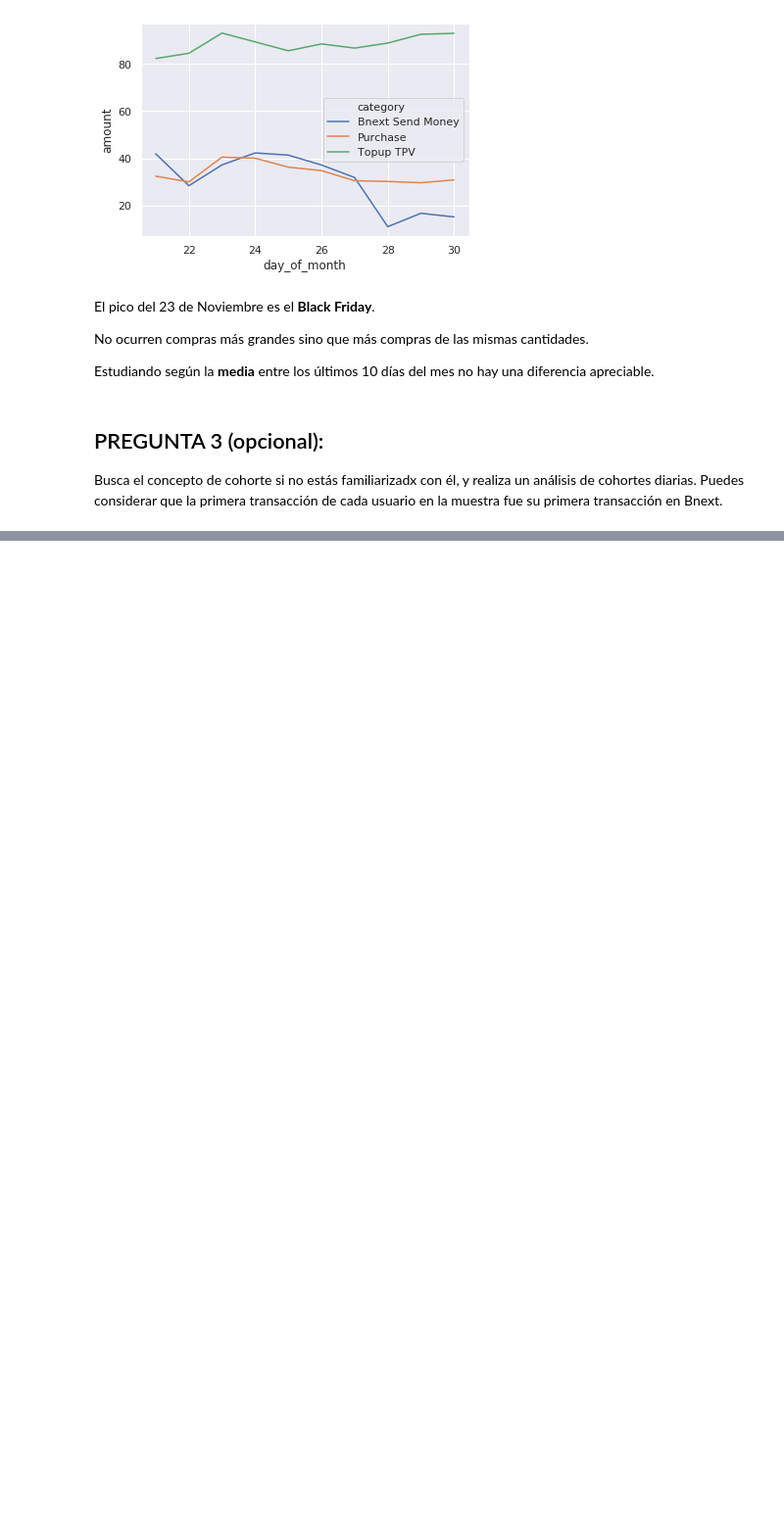
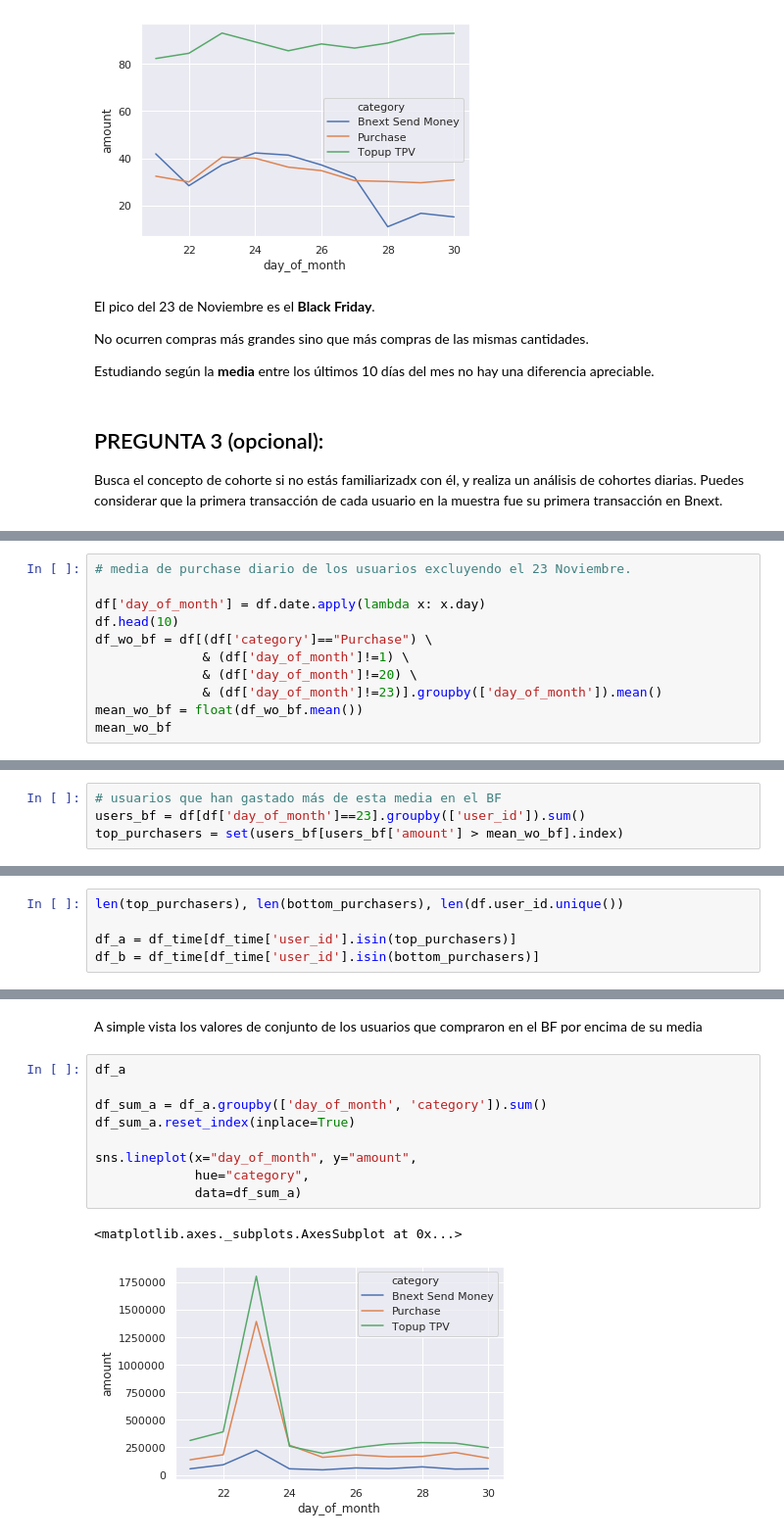
Before and after one commit to albertogcmr/fintech-technical-test, a Jupyter notebook: main.ipynb, the cells around one changed output, grey strips where cells are left out. Shown: that part at 98% size. Drawn from its saved outputs; the diff is of its cells as text; blank space fills up the shorter version.

```diff
--- a/main.ipynb
+++ b/main.ipynb
@@ -295,0 +263,11 @@ df[df['user_id'].isin(usuarios_bf)]
+# %%
+# media de purchase diario de los usuarios excluyendo el 23 Noviembre.
+
+df['day_of_month'] = df.date.apply(lambda x: x.day)
+df.head(10)
+df_wo_bf = df[(df['category']=="Purchase") \
+              & (df['day_of_month']!=1) \
+              & (df['day_of_month']!=20) \
+              & (df['day_of_month']!=23)].groupby(['day_of_month']).mean()
+mean_wo_bf = float(df_wo_bf.mean())
+mean_wo_bf
@@ -295,0 +276,4 @@ df[df['user_id'].isin(usuarios_bf)]
+# %%
+# usuarios que han gastado más de esta media en el BF
+users_bf = df[df['day_of_month']==23].groupby(['user_id']).sum()
+top_purchasers = set(users_bf[users_bf['amount'] > mean_wo_bf].index)
@@ -295,0 +283,5 @@ df[df['user_id'].isin(usuarios_bf)]
+# %%
+len(top_purchasers), len(bottom_purchasers), len(df.user_id.unique())
+
+df_a = df_time[df_time['user_id'].isin(top_purchasers)]
+df_b = df_time[df_time['user_id'].isin(bottom_purchasers)]
@@ -295,0 +312,14 @@ df[df['user_id'].isin(usuarios_bf)]
+# %% [markdown]
+A simple vista los valores de conjunto de los usuarios que compraron en el BF por encima de su media
+# %%
+df_a
+
+df_sum_a = df_a.groupby(['day_of_month', 'category']).sum()
+df_sum_a.reset_index(inplace=True)
+
+sns.lineplot(x="day_of_month", y="amount",
+             hue="category",
+             data=df_sum_a)
+# %% [output]
+<matplotlib.axes._subplots.AxesSubplot at 0x...>
+[figure, added]
```
Also changed, not shown: parts of 11 cells of this notebook.
